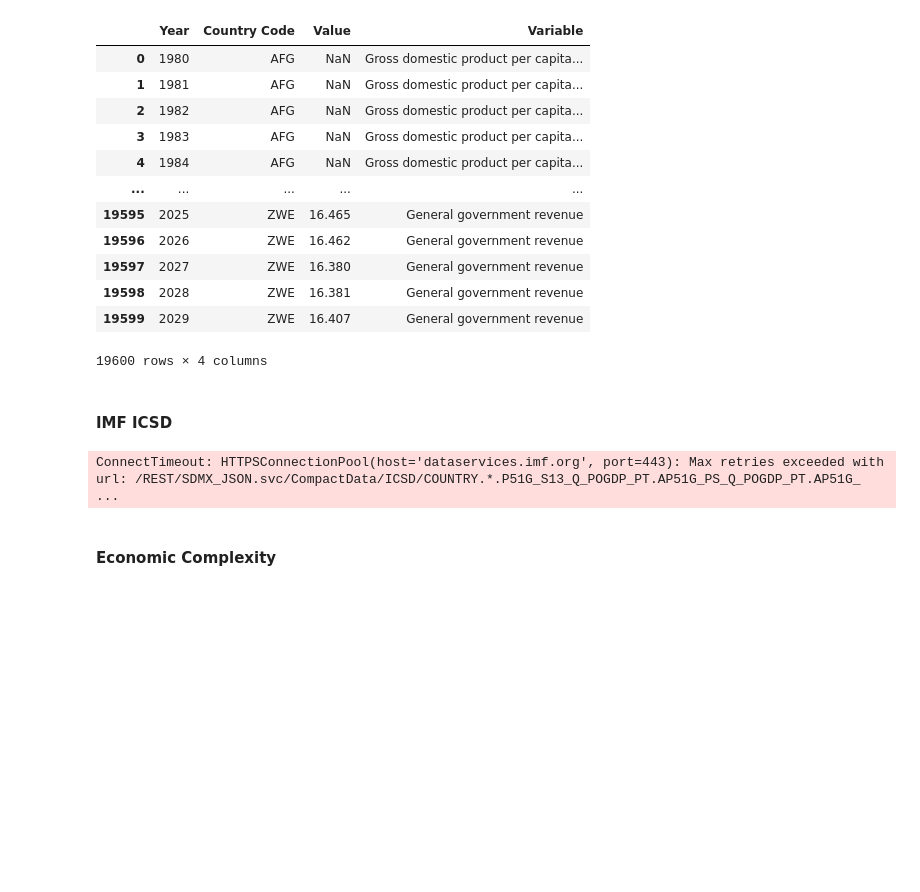
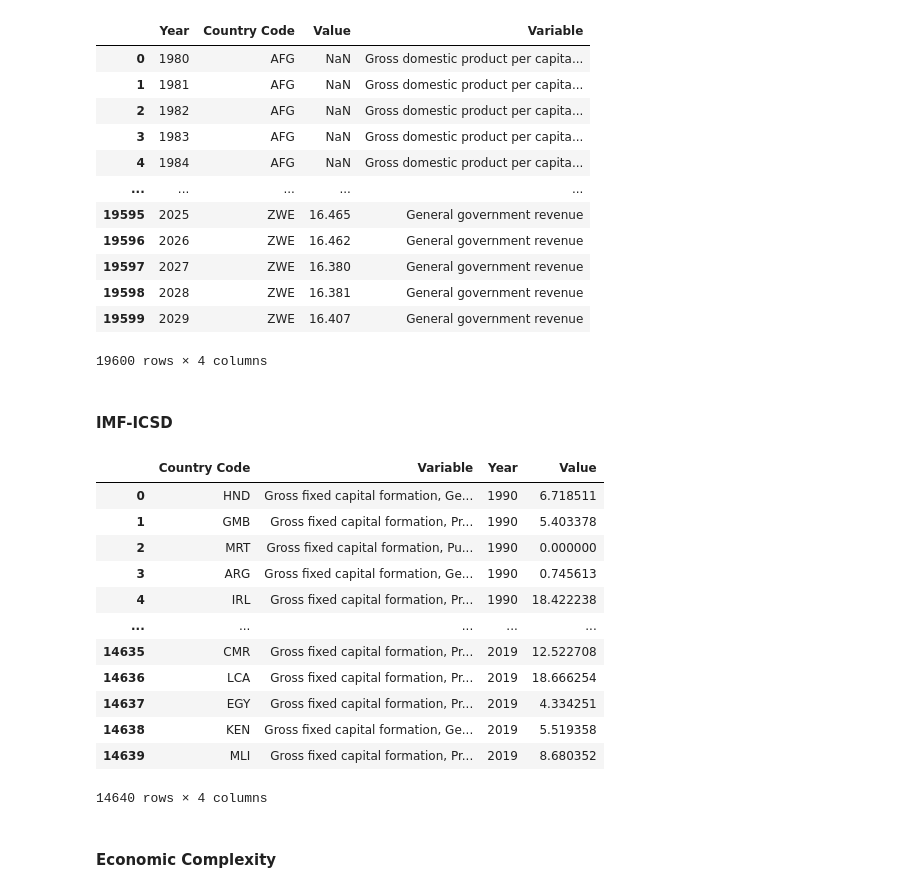
Before and after one commit to AyaanTigdikar/Capstone, a Jupyter notebook: code/1_cleaning_master_data.ipynb, the cells around one changed output. Drawn from its saved outputs; the diff is of its cells as text; code cells hidden in the pictures; blank space fills up the shorter version.

Commit message:
Adding new version of clean master data

```diff
--- a/code/1_cleaning_master_data.ipynb
+++ b/code/1_cleaning_master_data.ipynb
@@ -14,11 +15,8 @@ import os
 # %%
 # World Bank
 wb_variables = [
-
 #    'NY.GDP.PCAP.CD', # GDP per capita (current US$) # Note: I download it in the IMF request
 #    'NY.GNP.ATLS.CD', # GNI, Atlas method (current US$)
-
-    # Resource Intensity
 
     'NY.GDP.TOTL.RT.ZS', # Total natural resources rents (% of GDP)
 
@@ -37,7 +35,7 @@ wb_variables = [
     'IQ.CPA.FINQ.XQ', # 'CPIA quality of budgetary and financial management rating (1=low to 6=high)',
     'IQ.CPA.TRAN.XQ', #'CPIA transparency, accountability and corruption in the public sector rating (1=low to 6=high)',
     'DT.DOD.DIMF.CD' # Use of IMF credit (DOD, current US$)
-    ]
+]
 
 # IMF
 imf_variables = [
@@ -48,12 +46,12 @@ imf_variables = [
      "Percent of GDP"),
 ]
 
+# IMF-ICSD
 imf_icsd_variables = [
-    'P51G_S13_Q_POGDP_PT.A' # Gross fixed capital formation, General government, Constant prices, Percent of GDP
-    'P51G_PS_Q_POGDP_PT.A' # Gross fixed capital formation, Private sector, Constant prices, Percent of GDP
+    'P51G_S13_Q_POGDP_PT.A', # Gross fixed capital formation, General government, Constant prices, Percent of GDP
+    'P51G_PS_Q_POGDP_PT.A', # Gross fixed capital formation, Private sector, Constant prices, Percent of GDP
     'P51G_PUPVT_Q_POGDP_PT.A' # Gross fixed capital formation, Public private partnership, Constant prices, Percent of GDP
 ]
-
 
 # Economic Complexity
 eci_variables = [
@@ -76,7 +74,6 @@ vdem_variables = [
     'v2xcl_prpty', # Property rights (D)
     'e_wbgi_pve', # Political stability — estimate (E)
     'e_civil_war' # Civil war (E)
-
 ]
 
 # Penn World Table - FLAG THESE ARE IN NATIONAL CURRENCY
@@ -216,40 +229,46 @@ Downloaded 2024-Apr WEO dataset
 | 19599 | 2029 | ZWE | 16.407 | General government revenue |
 19600 rows × 4 columns
 # %% [markdown]
-#### IMF ICSD
+#### IMF-ICSD
 # %%
-# ECI
-icsd_df = (
-    pd.read_csv('https://raw.githubusercontent.com/AyaanTigdikar/Capstone/refs/heads/main/rawdata/growth_proj_eci_rankings.csv') # Note: If error, update the raw link in here: https://github.com/AyaanTigdikar/Capstone/blob/main/rawdata/growth_proj_eci_rankings.csv
-      .rename(columns={'country_iso3_code': 'country_code', 'eci_hs92': 'eci'})
-      .drop(columns=['eci_rank_hs92'])
+pattern = "|".join(map(re.escape, imf_icsd_variables))
+
+imf_icsd_df = (
+    pd.read_csv("https://raw.githubusercontent.com/AyaanTigdikar/Capstone/main/rawdata/dataset_2025-12-23T17_49_47.423426845Z_DEFAULT_INTEGRATION_IMF.FAD_ICSD_1.0.0.csv")
+    .rename(columns={
+        "COUNTRY": "Country Name",
+        "INDICATOR": "Variable"
+    })
+    .loc[lambda df: df["SERIES_CODE"].str.contains(pattern, na=False)] # Keep only selected variables
+    .assign(Country_Code=lambda df: df["SERIES_CODE"].str[:3]) # Create Country Code variable with first 3 chars of SERIES_CODE
+    .drop(columns=[
+        "DATASET","SERIES_CODE", "OBS_MEASURE", "FREQUENCY", "SCALE"])
+    .rename(columns={'Country_Code': 'Country Code'}))
+
+
+imf_icsd_df = pd.melt(
+    imf_icsd_df,
+    id_vars=['Country Code','Variable'],
+    value_vars= ['1990','1991', '1992', '1993', '1994', '1995', '1996', '1997', '1998', '1999', '2000', '2001', '2002', '2003', '2004', '2005', '2006', '2007', '2008', '2009', '2010', '2011', '2012', '2012', '2013', '2014', '2015', '2016', '2017', '2018', '2019'],
+    var_name='Year',
+    value_name='Value'
 )
 
-# Country codes
-continent_labels = pd.read_csv('../../data/location_group_member.csv')
-
-eci_clean = (
-    eci_df
-      .merge(
-          continent_labels[continent_labels['group_type'] == 'continent'][['group_name', 'country_id']],
-          on='country_id',
-          how='left'
-      )
-      .rename(columns={'group_name': 'continent'})
-      .drop_duplicates(subset='country_code', keep='first')
-)
-
-eci_df['Variable'] = 'Economic Complexity'
-
-eci_df = eci_df.rename(columns={
-  'country_code': 'Country Code',
-  'year': 'Year',
-  'eci': 'Value'
-})
-
-eci_df = eci_df[['Country Code', 'Year', 'Variable' , 'Value']]
+imf_icsd_df
 # %% [output]
+|  | Country Code | Variable | Year | Value |
+| 0 | HND | Gross fixed capital formation, Ge... | 1990 | 6.718511 |
+| 1 | GMB | Gross fixed capital formation, Pr... | 1990 | 5.403378 |
+| 2 | MRT | Gross fixed capital formation, Pu... | 1990 | 0.000000 |
+| 3 | ARG | Gross fixed capital formation, Ge... | 1990 | 0.745613 |
+| 4 | IRL | Gross fixed capital formation, Pr... | 1990 | 18.422238 |
+| ... | ... | ... | ... | ... |
+| 14635 | CMR | Gross fixed capital formation, Pr... | 2019 | 12.522708 |
+| 14636 | LCA | Gross fixed capital formation, Pr... | 2019 | 18.666254 |
+| 14637 | EGY | Gross fixed capital formation, Pr... | 2019 | 4.334251 |
+| 14638 | KEN | Gross fixed capital formation, Ge... | 2019 | 5.519358 |
+| 14639 | MLI | Gross fixed capital formation, Pr... | 2019 | 8.680352 |
-ConnectTimeout: HTTPSConnectionPool(host='dataservices.imf.org', port=443): Max retries exceeded with url: /REST/SDMX_JSON.svc/CompactData/ICSD/COUNTRY.*.P51G_S13_Q_POGDP_PT.AP51G_PS_Q_POGDP_PT.AP51G_ ...
+14640 rows × 4 columns
 # %% [markdown]
 #### Economic Complexity
 # %%
```
Also changed, not shown: parts of 8 cells of this notebook, 2 other files.
